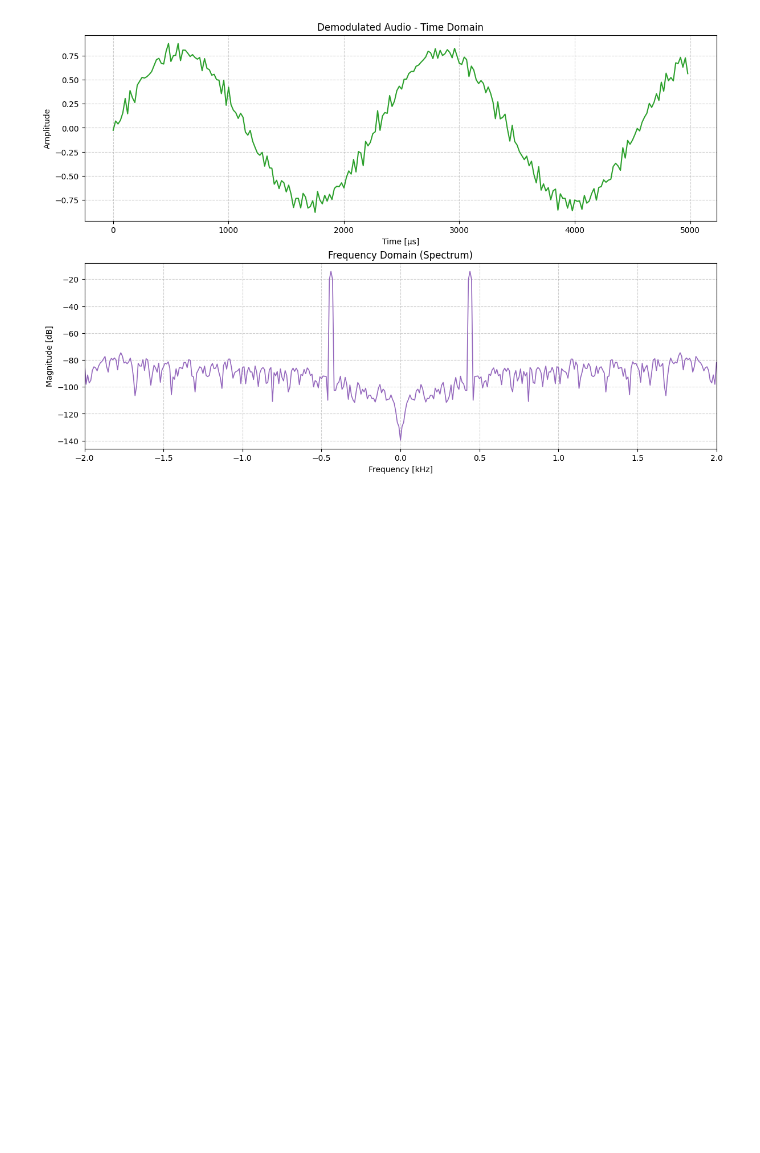
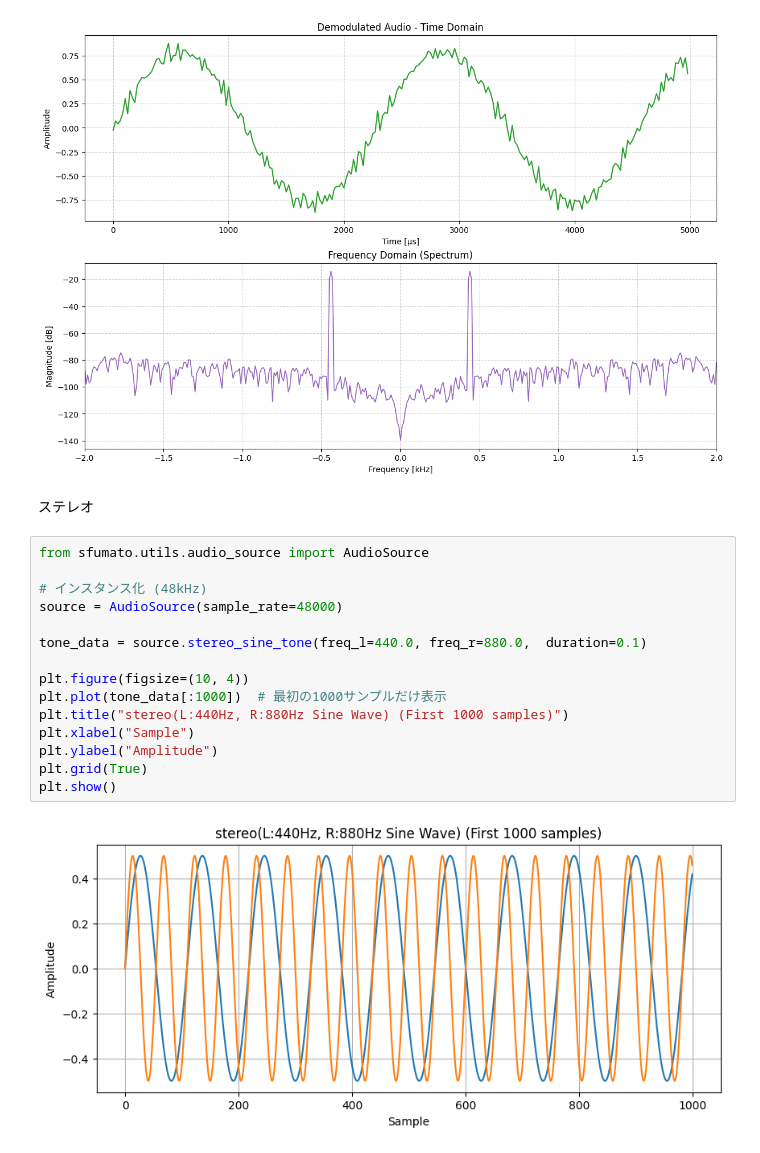
Before and after one commit to mev-null/sfumato-fm-radio-turner, a Jupyter notebook: notebooks/01_virtual_air.ipynb, the cells around one changed output. Drawn from its saved outputs; the diff is of its cells as text; blank space fills up the shorter version.

Commit message:
feat: stereo信号の生成

```diff
--- a/notebooks/01_virtual_air.ipynb
+++ b/notebooks/01_virtual_air.ipynb
@@ -67,3 +78,22 @@ plot_signal_analysis(
 )
 # %% [output]
 [figure]
+# %% [markdown]
+ステレオ
+# %%
+from sfumato.utils.audio_source import AudioSource
+
+# インスタンス化 (48kHz)
+source = AudioSource(sample_rate=48000)
+
+tone_data = source.stereo_sine_tone(freq_l=440.0, freq_r=880.0,  duration=0.1)
+
+plt.figure(figsize=(10, 4))
+plt.plot(tone_data[:1000])  # 最初の1000サンプルだけ表示
+plt.title("stereo(L:440Hz, R:880Hz Sine Wave) (First 1000 samples)")
+plt.xlabel("Sample")
+plt.ylabel("Amplitude")
+plt.grid(True)
+plt.show()
+# %% [output]
+[figure, added]
```
Also changed, not shown: parts of 4 cells of this notebook, 2 other files.
